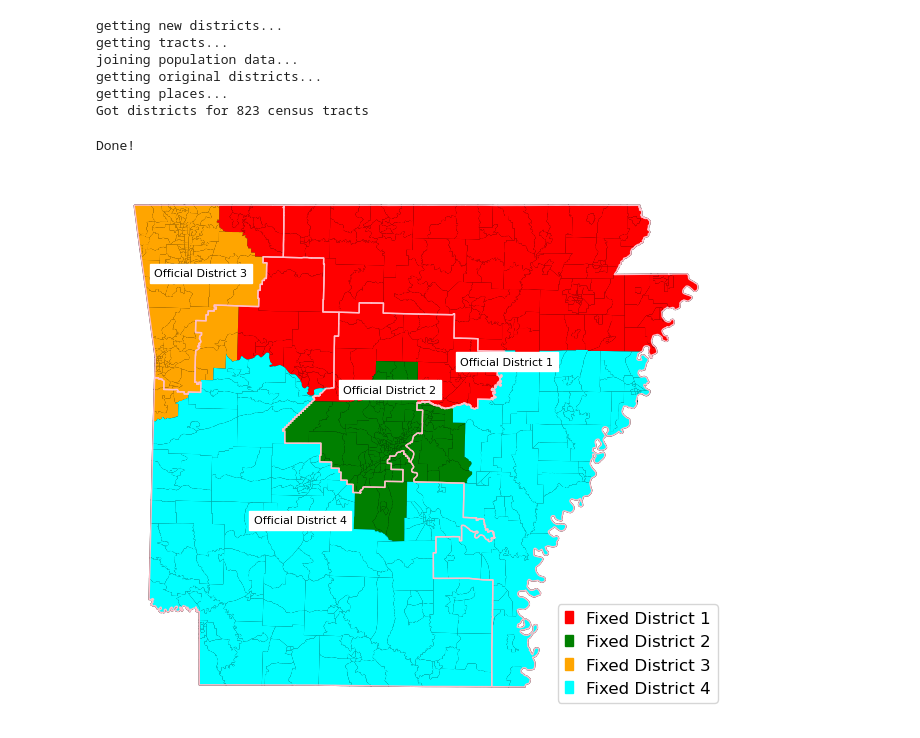
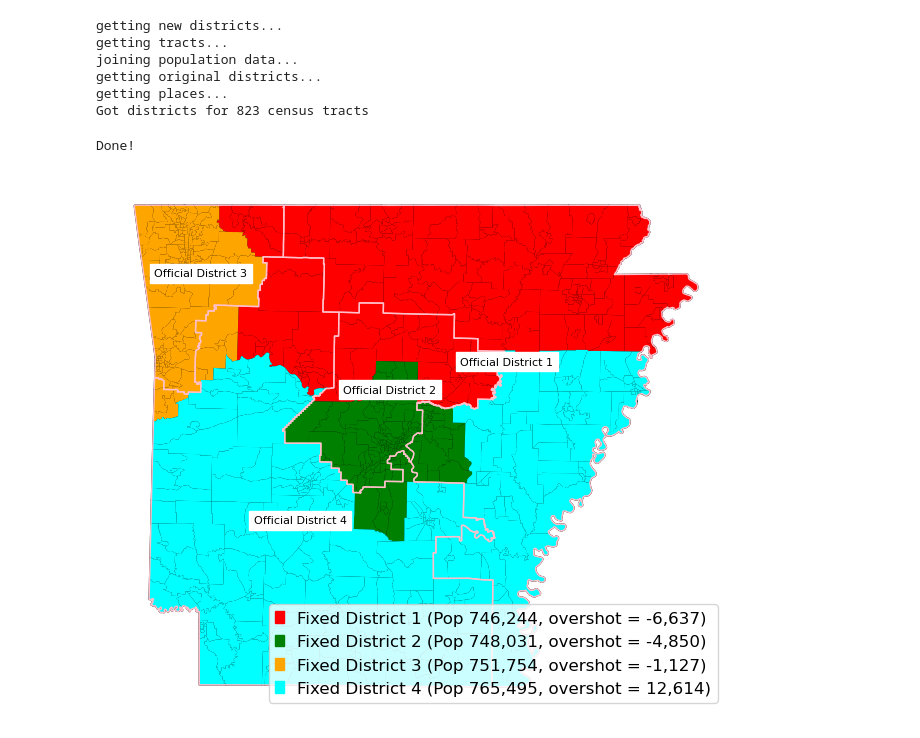
Before and after one commit to raddick/gerrymandering, a Jupyter notebook: plot-arkansas.ipynb, the cells around one changed output. Cells and saved outputs as stored; diff of their text form; code cells hidden in the pictures.

```diff
--- a/plot-arkansas.ipynb
+++ b/plot-arkansas.ipynb
@@ -295,8 +296,8 @@ for i in range (1, nDistricts+1):
 
 legend_list = []
 for i in range(1,nDistricts+1):
-    #legend_list.append(mpatches.Patch(color=district_color_cycle[i], label='Fixed District {0:,.0f} (Pop {1:,.0f}, overshot = {2:,.0f})'.format(i, tracts_gdf[tracts_gdf['new_district'] == i]['POP100'].sum(), tracts_gdf[tracts_gdf['new_district'] == i]['POP100'].sum()-target)))
-    legend_list.append(mpatches.Patch(color=district_color_cycle[i], label='Fixed District {0:,.0f}'.format(i)))
+    legend_list.append(mpatches.Patch(color=district_color_cycle[i], label='Fixed District {0:,.0f} (Pop {1:,.0f}, overshot = {2:,.0f})'.format(i, tracts_gdf[tracts_gdf['new_district'] == i]['POP100'].sum(), tracts_gdf[tracts_gdf['new_district'] == i]['POP100'].sum()-target)))
+    #legend_list.append(mpatches.Patch(color=district_color_cycle[i], label='Fixed District {0:,.0f}'.format(i)))
 #the_legend_size = 12
 ax.legend(handles=legend_list, fontsize=the_legend_size, loc='lower right', handlelength=0.5)
 
@@ -347,31 +348,31 @@ for ix, thisrow in cd119_gdf.iterrows():
 #     inset['axes'].set_ylim(inset['bounds'][1], inset['bounds'][3])
 # #    inset['axes'].axis('off')
 
 #     for this_side in ['top', 'bottom', 'left', 'right']:
 #         inset['axes'].spines[this_side].set_linewidth(inset['borderwidth'])
 #     inset['axes'].set_title(inset['title'], fontsize=inset['titlesize'], y=1.01)
 #     inset['axes'].set_xticks([])
 #     inset['axes'].set_yticks([])
 #     #inset['axes'].set_facecolor('blue')
 
 ##     rectpatch, connects = ax.indicate_inset_zoom(inset['axes'], edgecolor="black", linewidth=inset['borderwidth'])
 ##     citylabel = '{0:}\nInset'.format(inset['title'].replace(' ','\n'))
 ##     citylabel_center = [rectpatch.get_x()+(rectpatch.get_width()/2), rectpatch.get_y()+(rectpatch.get_height()/2)]
 ##     ax.annotate(citylabel, citylabel_center, color='black', backgroundcolor='white',  ha='center', va='center', fontsize=12)
 ##
 ##     for j in range(0,4):
 ##         connects[j].set_visible(False)
 
 
 
 plt.axis('off')
 # ax.set_xlim(xlim)
 # ax.set_ylim(ylim)
 
 
 #plt.show()
 plt.savefig('maps/arkansas-new-districts.png', format='png', dpi=300)
 print('Done!')
 # %% [output]
 Done!
-[figure, old version]
+[figure, new version]
```
Also changed, not shown: parts of 2 cells of this notebook, 4 other files.
